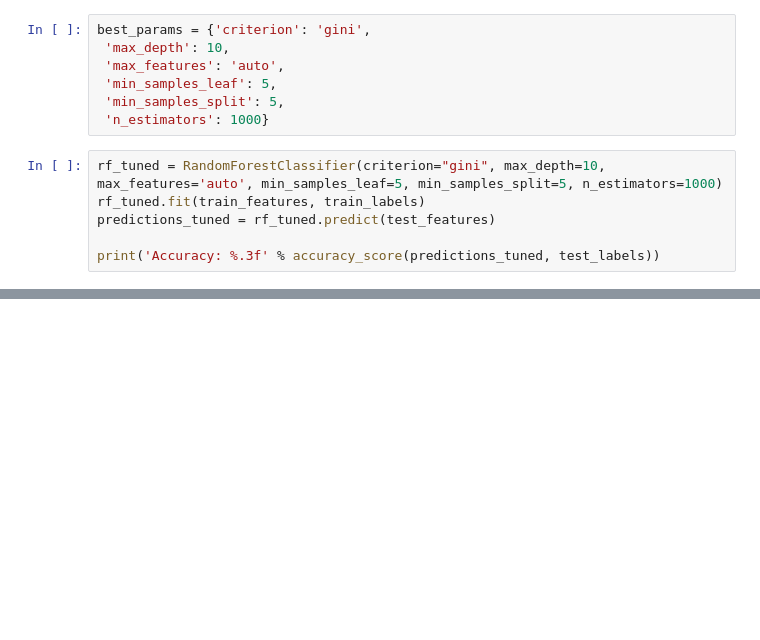
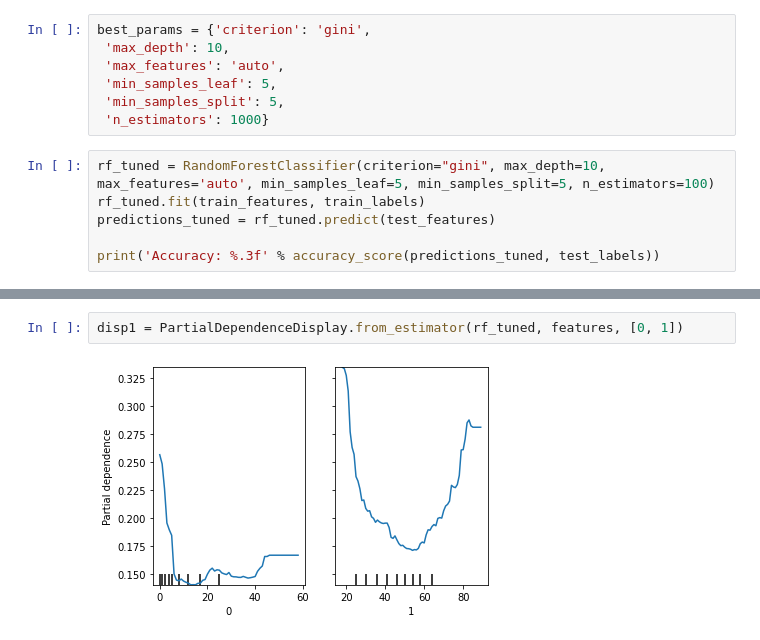
Before and after one commit to Martin-Qvr/XAI-Fairness, a Jupyter notebook: own_model.ipynb, the cells around one changed output, grey strips where cells are left out. Saved outputs shown, nothing was run; the diff lists cells and outputs as text; blank space fills up the shorter version.

```diff
--- a/own_model.ipynb
+++ b/own_model.ipynb
@@ -207,7 +208,7 @@ best_params = {'criterion': 'gini',
  'min_samples_split': 5,
  'n_estimators': 1000}
 # %%
-rf_tuned = RandomForestClassifier(criterion="gini", max_depth=10, max_features='auto', min_samples_leaf=5, min_samples_split=5, n_estimators=1000)
+rf_tuned = RandomForestClassifier(criterion="gini", max_depth=10, max_features='auto', min_samples_leaf=5, min_samples_split=5, n_estimators=100)
 rf_tuned.fit(train_features, train_labels)
 predictions_tuned = rf_tuned.predict(test_features)
 
@@ -216,0 +239,4 @@ Accuracy: 0.824
+# %%
+disp1 = PartialDependenceDisplay.from_estimator(rf_tuned, features, [0, 1])
+# %% [output]
+[figure, added]
```
Also changed, not shown: parts of 12 cells of this notebook, 1 other file.
